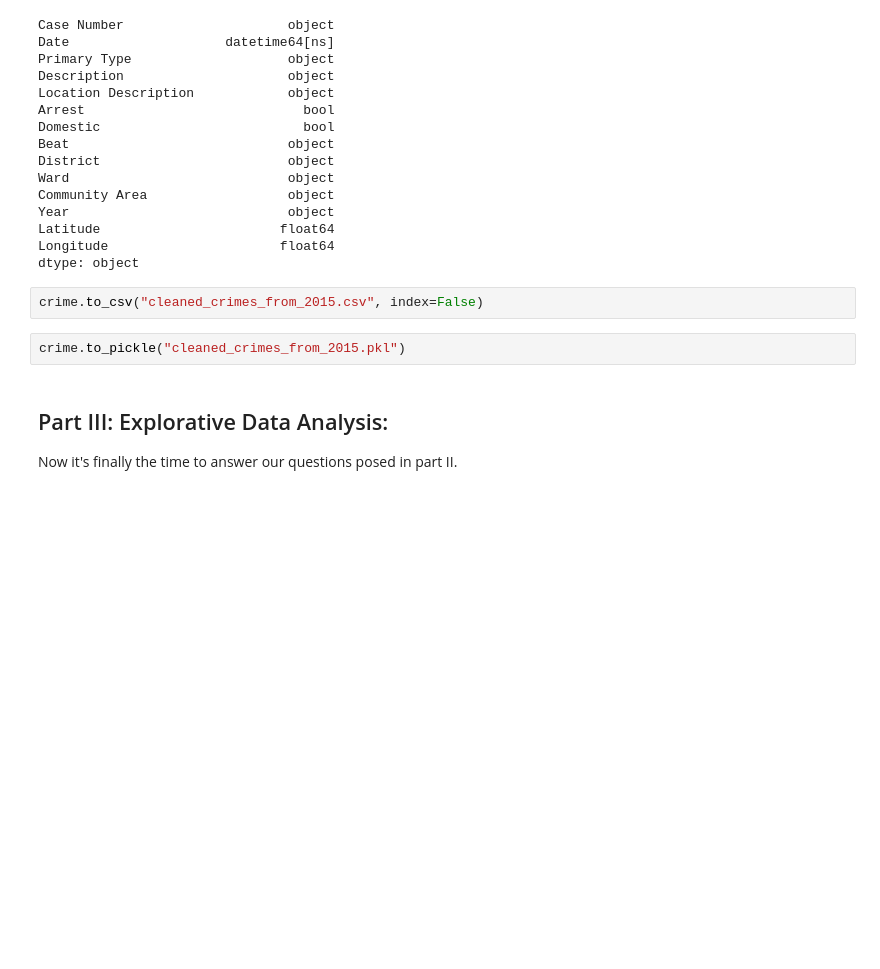
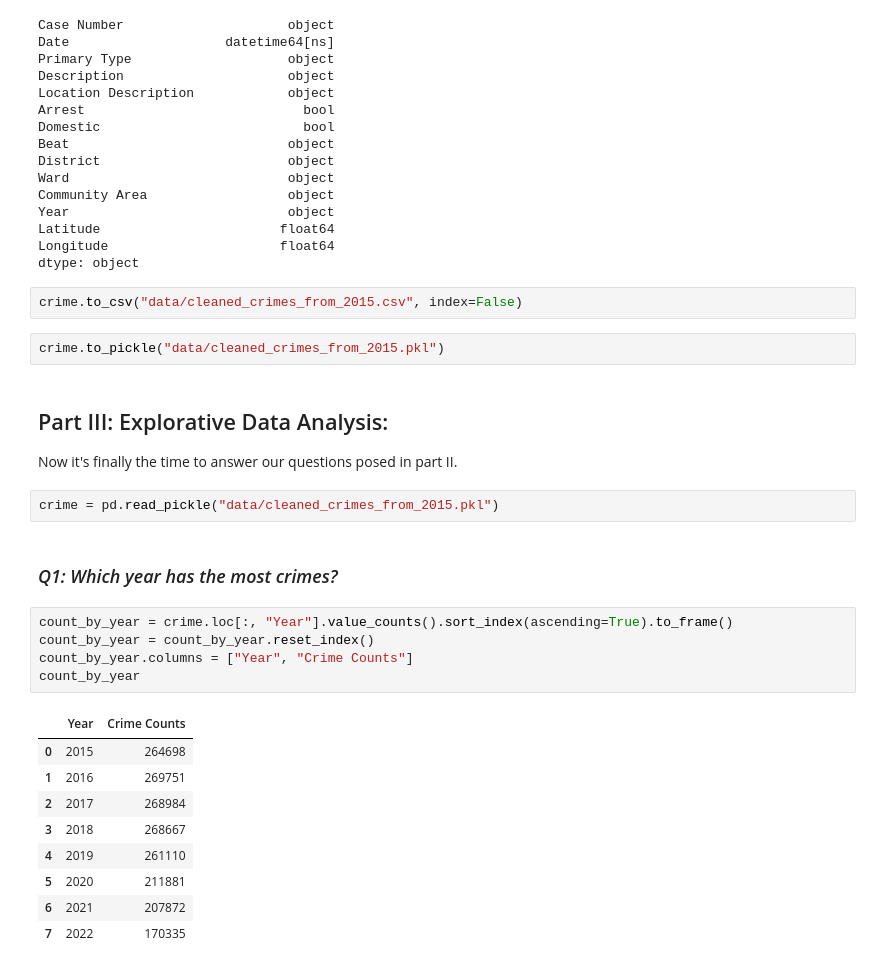
Before and after one commit to jcvincentliu/Analyzing-Racial-Disparities-in-Chicago-Police-Traffic-Stops, a Jupyter notebook: crime_cleaning.ipynb, the cells around one changed output. Drawn from its saved outputs; the diff is of its cells as text; blank space fills up the shorter version.

```diff
--- a/crime_cleaning.ipynb
+++ b/crime_cleaning.ipynb
@@ -194,10 +194,29 @@ Latitude                       float64
 Longitude                      float64
 dtype: object
 # %%
-crime.to_csv("cleaned_crimes_from_2015.csv", index=False)
+crime.to_csv("data/cleaned_crimes_from_2015.csv", index=False)
 # %%
-crime.to_pickle("cleaned_crimes_from_2015.pkl")
+crime.to_pickle("data/cleaned_crimes_from_2015.pkl")
 # %% [markdown]
 ## Part III: Explorative Data Analysis:
 
 Now it's finally the time to answer our questions posed in part II.
+# %%
+crime = pd.read_pickle("data/cleaned_crimes_from_2015.pkl")
+# %% [markdown]
+### *Q1: Which year has the most crimes?*
+# %%
+count_by_year = crime.loc[:, "Year"].value_counts().sort_index(ascending=True).to_frame()
+count_by_year = count_by_year.reset_index()
+count_by_year.columns = ["Year", "Crime Counts"]
+count_by_year
+# %% [output]
+|  | Year | Crime Counts |
+| 0 | 2015 | 264698 |
+| 1 | 2016 | 269751 |
+| 2 | 2017 | 268984 |
+| 3 | 2018 | 268667 |
+| 4 | 2019 | 261110 |
+| 5 | 2020 | 211881 |
+| 6 | 2021 | 207872 |
+| 7 | 2022 | 170335 |
```
Also changed, not shown: parts of 3 cells of this notebook.
